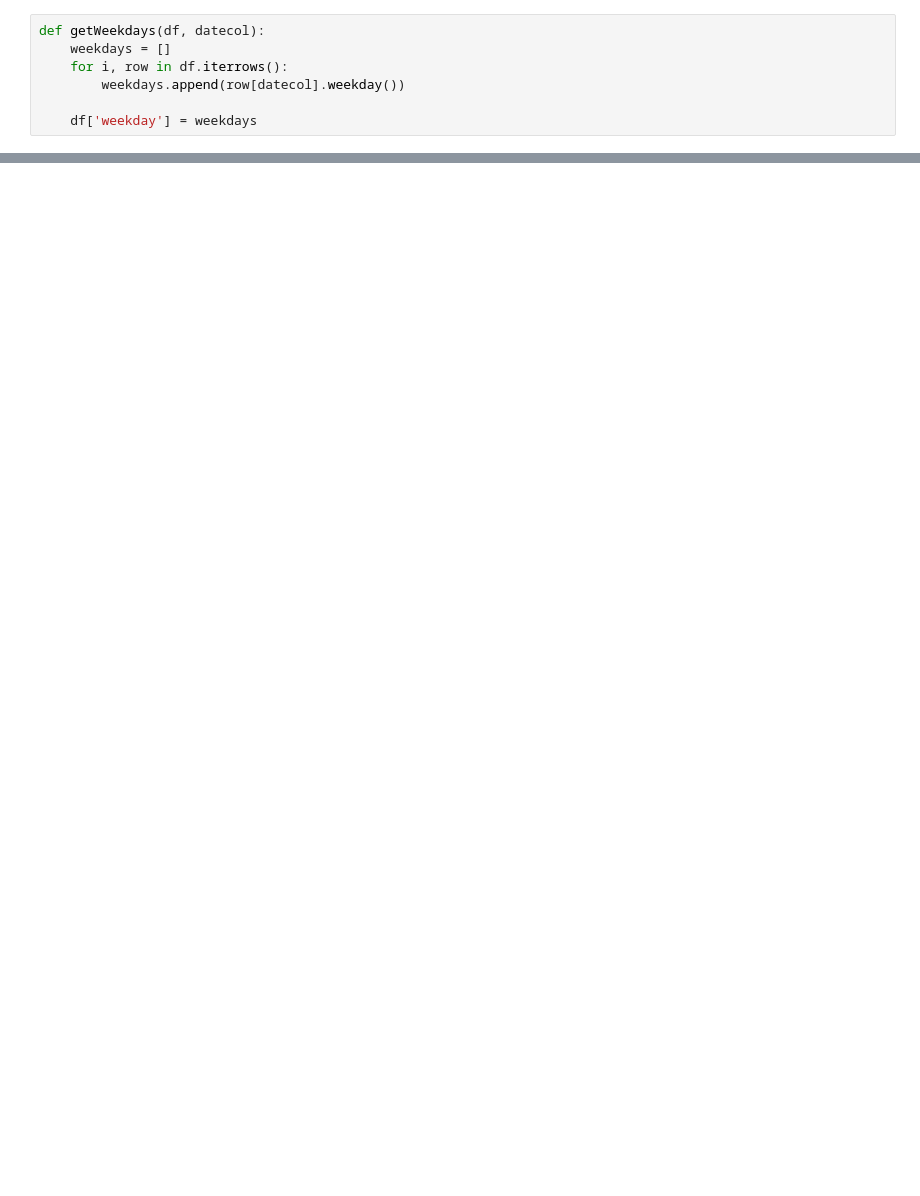
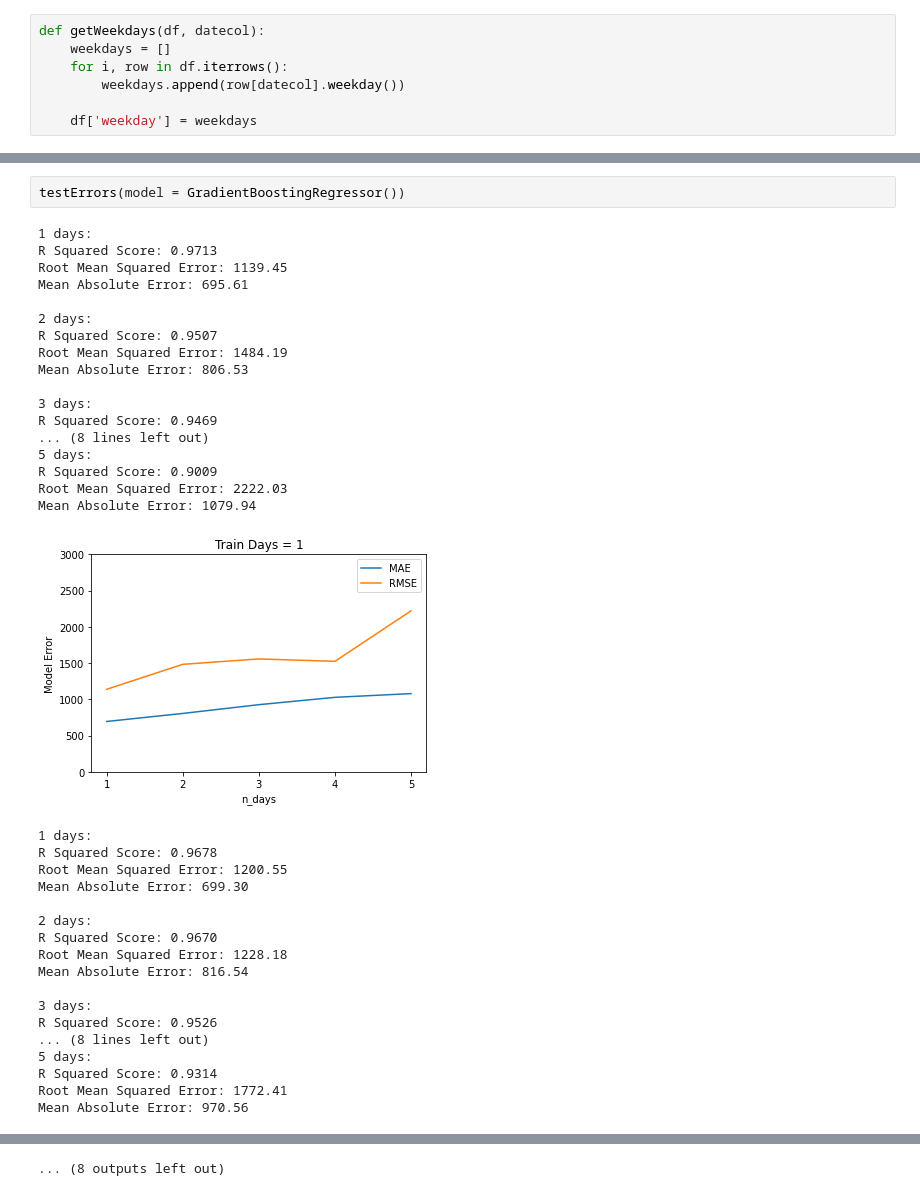
Before and after one commit to wadekb22/CHW_Forecasting, a Jupyter notebook: models/random forest model.ipynb, the cells around one changed output, grey strips where cells are left out. Cells and saved outputs as stored; diff of their text form; blank space fills up the shorter version.

```diff
--- a/models/random forest model.ipynb
+++ b/models/random forest model.ipynb
@@ -149,0 +312,38 @@ Mean Absolute Error: 833.36
+# %%
+testErrors(model = GradientBoostingRegressor())
+# %% [output]
+1 days:
+R Squared Score: 0.9713
+Root Mean Squared Error: 1139.45
+Mean Absolute Error: 695.61
+
+2 days:
+R Squared Score: 0.9507
+Root Mean Squared Error: 1484.19
+Mean Absolute Error: 806.53
+
+3 days:
+R Squared Score: 0.9469
+... (8 lines left out)
+5 days:
+R Squared Score: 0.9009
+Root Mean Squared Error: 2222.03
+Mean Absolute Error: 1079.94
+[figure, added]
+1 days:
+R Squared Score: 0.9678
+Root Mean Squared Error: 1200.55
+Mean Absolute Error: 699.30
+
+2 days:
+R Squared Score: 0.9670
+Root Mean Squared Error: 1228.18
+Mean Absolute Error: 816.54
+
+3 days:
+R Squared Score: 0.9526
+... (8 lines left out)
+5 days:
+R Squared Score: 0.9314
+Root Mean Squared Error: 1772.41
+Mean Absolute Error: 970.56
@@ -149,0 +423 @@ Mean Absolute Error: 833.36
+... (8 outputs left out)
```
Also changed, not shown: parts of 14 cells of this notebook.
